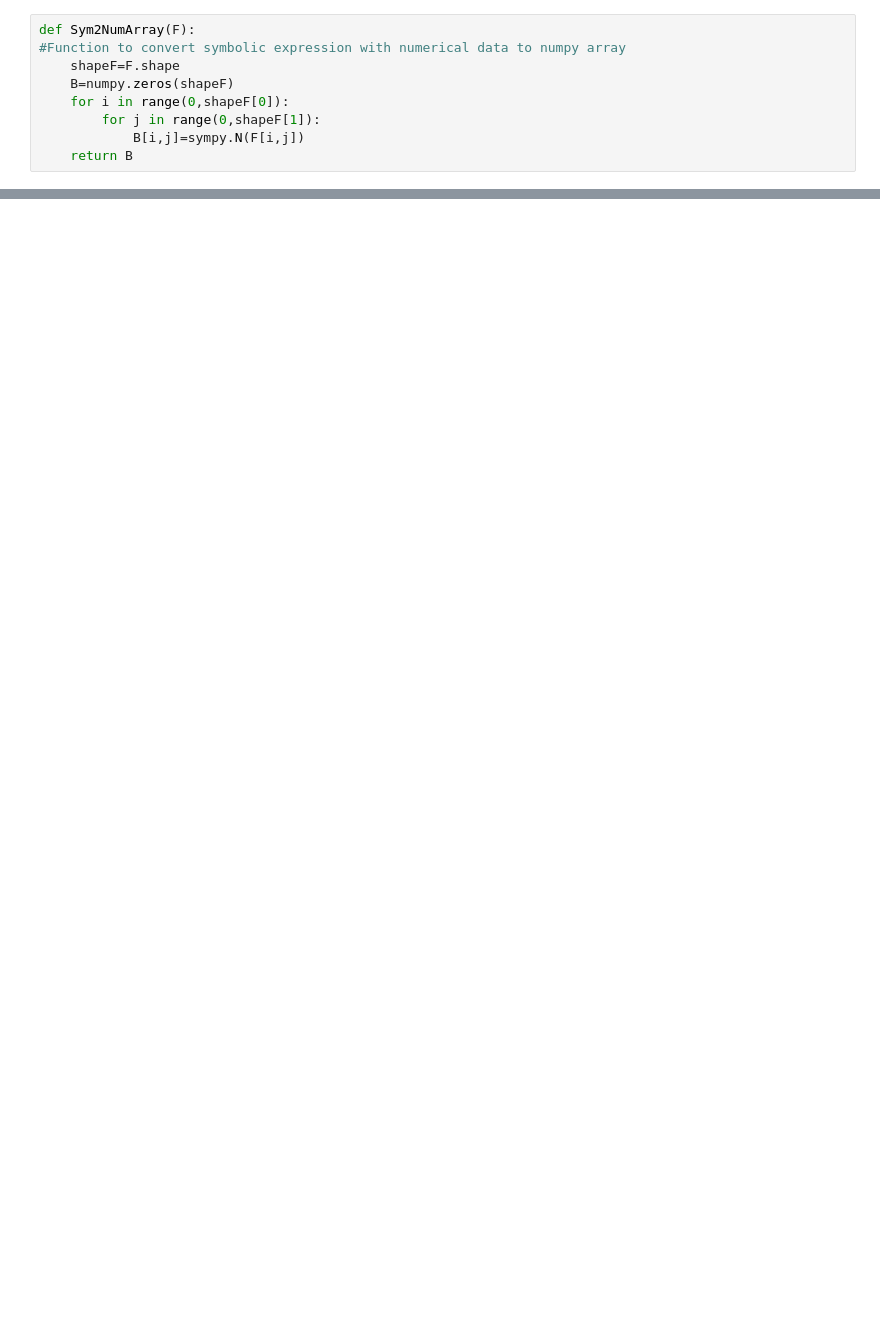
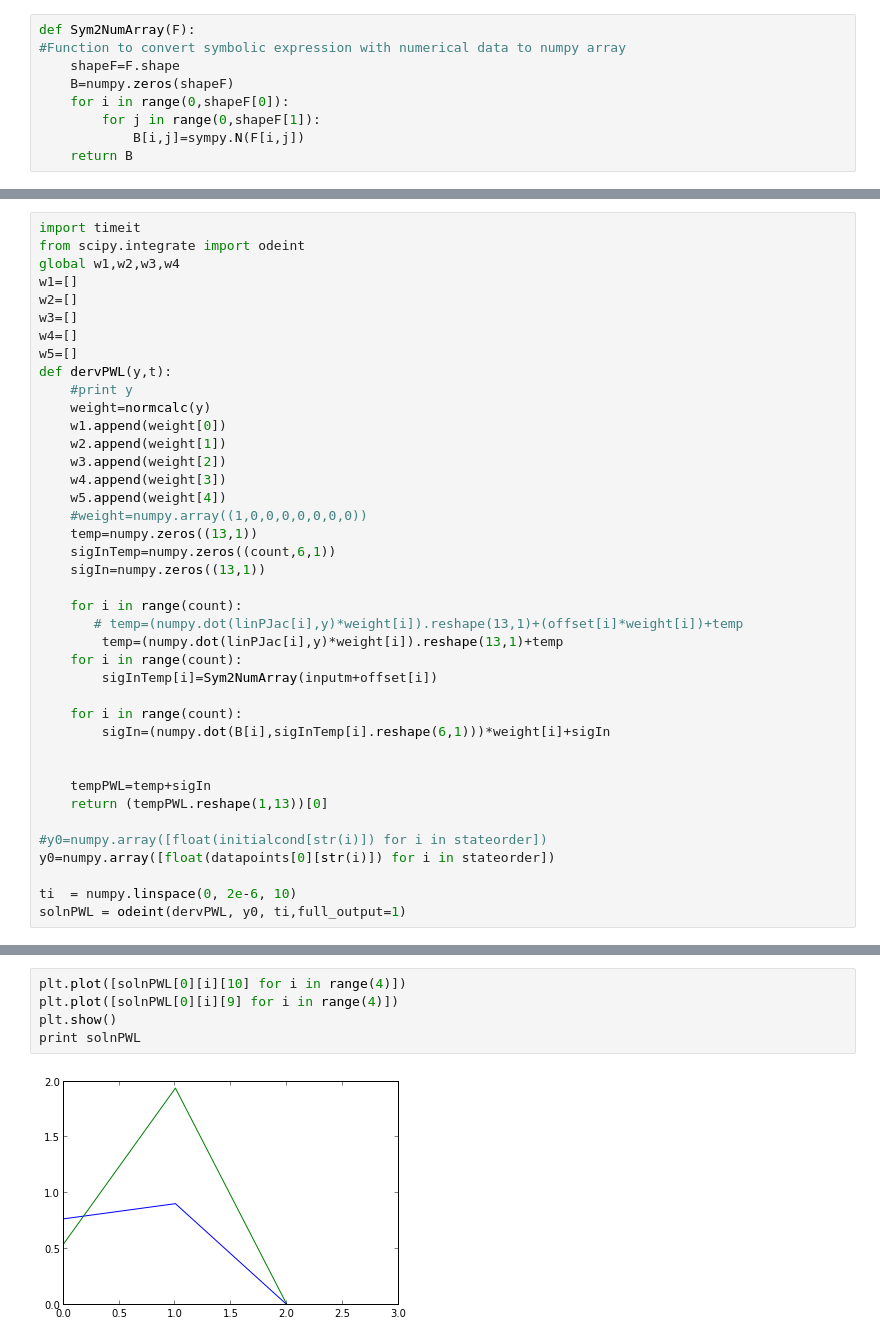
Before and after one commit to cvbrgava/ddp, a Jupyter notebook: notebook/Parser.ipynb, the cells around one changed output, grey strips where cells are left out. Saved outputs shown, nothing was run; the diff lists cells and outputs as text; blank space fills up the shorter version.

```diff
--- a/notebook/Parser.ipynb
+++ b/notebook/Parser.ipynb
@@ -271,0 +468,40 @@ chh
+# %%
+import timeit
+from scipy.integrate import odeint
+global w1,w2,w3,w4
+w1=[]
+w2=[]
+w3=[]
+w4=[]
+w5=[]
+def dervPWL(y,t):
+    #print y
+    weight=normcalc(y)
+    w1.append(weight[0])
+    w2.append(weight[1])
+    w3.append(weight[2])
+    w4.append(weight[3])
+    w5.append(weight[4])
+    #weight=numpy.array((1,0,0,0,0,0,0,0))
+    temp=numpy.zeros((13,1))
+    sigInTemp=numpy.zeros((count,6,1))
+    sigIn=numpy.zeros((13,1))
+
+    for i in range(count):
+       # temp=(numpy.dot(linPJac[i],y)*weight[i]).reshape(13,1)+(offset[i]*weight[i])+temp
+        temp=(numpy.dot(linPJac[i],y)*weight[i]).reshape(13,1)+temp
+    for i in range(count):
+        sigInTemp[i]=Sym2NumArray(inputm+offset[i])
+
+    for i in range(count):
+        sigIn=(numpy.dot(B[i],sigInTemp[i].reshape(6,1)))*weight[i]+sigIn
+
+
+    tempPWL=temp+sigIn
+    return (tempPWL.reshape(1,13))[0]
+
+#y0=numpy.array([float(initialcond[str(i)]) for i in stateorder])
+y0=numpy.array([float(datapoints[0][str(i)]) for i in stateorder])
+
+ti  = numpy.linspace(0, 2e-6, 10)
+solnPWL = odeint(dervPWL, y0, ti,full_output=1)
@@ -271,0 +526,7 @@ chh
+# %%
+plt.plot([solnPWL[0][i][10] for i in range(4)])
+plt.plot([solnPWL[0][i][9] for i in range(4)])
+plt.show()
+print solnPWL
+# %% [output]
+[figure, added]
```
Also changed, not shown: parts of 51 cells of this notebook, 14 other files.
